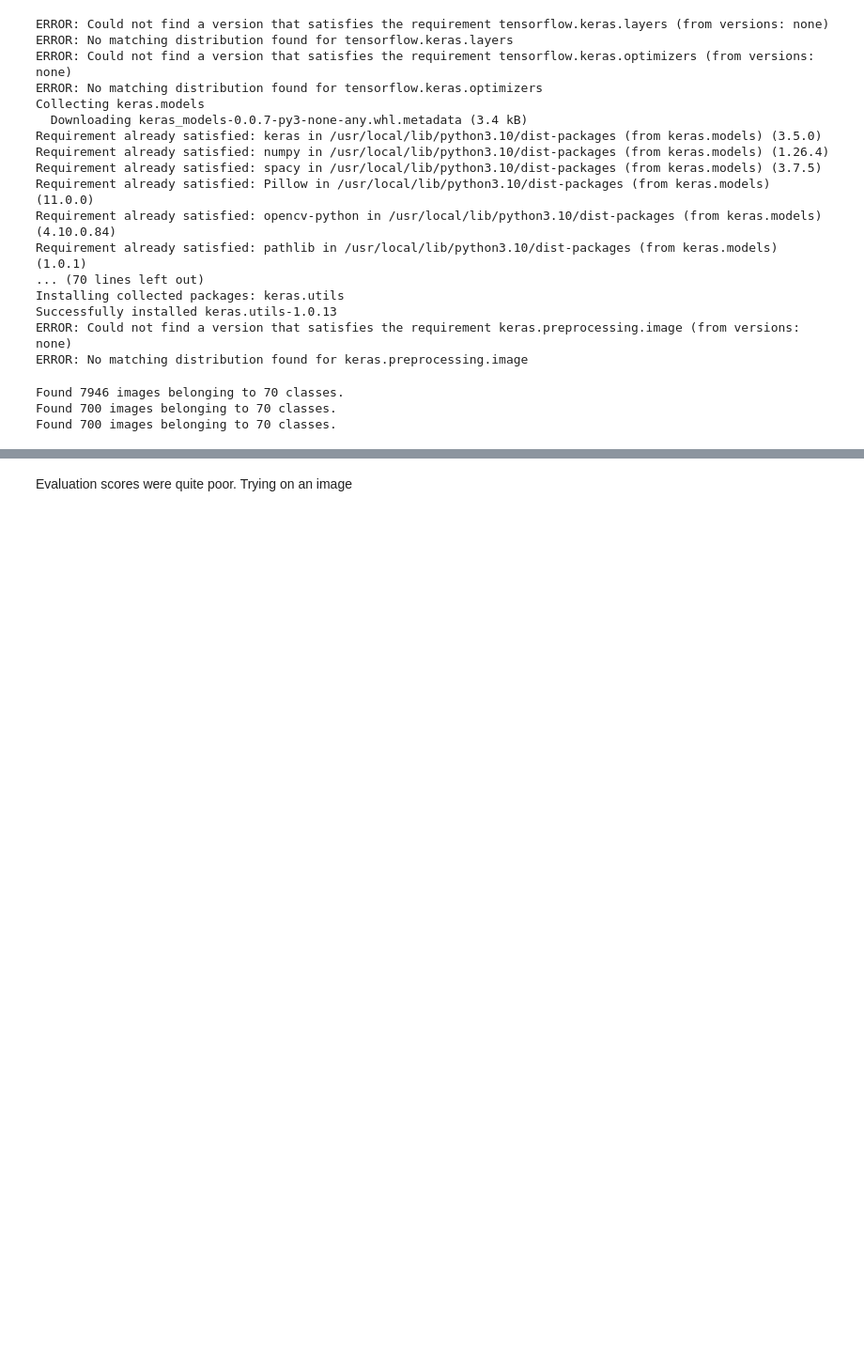
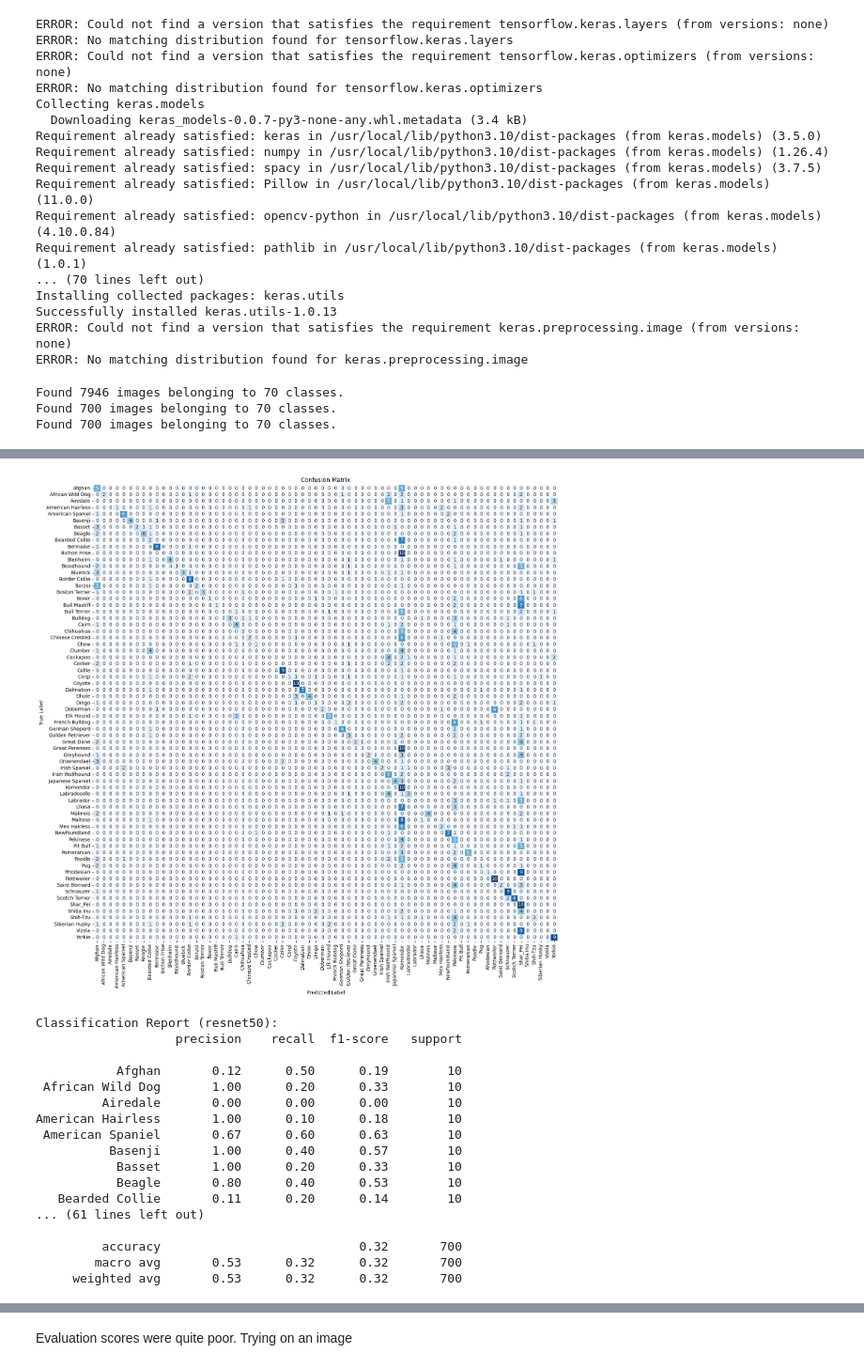
Before and after one commit to confooshius/AAI521-dog-image-processor, a Jupyter notebook: dogs_resnet_cnn.ipynb, the cells around one changed output, grey strips where cells are left out. Shown at 94% size. Saved outputs shown, nothing was run; the diff lists cells and outputs as text; code cells hidden in the pictures; blank space fills up the shorter version.

```diff
--- a/dogs_resnet_cnn.ipynb
+++ b/dogs_resnet_cnn.ipynb
@@ -335,0 +488,12 @@ WARNING:absl:Compiled the loaded model, but the compiled metrics have yet to be
+# %%
+#resnet50 base model
+# Get predictions and true labels
+y_true, y_pred = compute_predictions(test_generator, resnet50_base_model)
+
+# Plot the confusion matrix
+plot_confusion_matrix(y_true, y_pred, class_names)
+
+# Print the classification report
+print("Classification Report (resnet50):")
+print(classification_report(y_true, y_pred, target_names=class_names))
+# %% [output]
@@ -335,0 +517,18 @@ WARNING:absl:Compiled the loaded model, but the compiled metrics have yet to be
+[figure, added]
+Classification Report (resnet50):
+                   precision    recall  f1-score   support
+
+           Afghan       0.12      0.50      0.19        10
+ African Wild Dog       1.00      0.20      0.33        10
+         Airedale       0.00      0.00      0.00        10
+American Hairless       1.00      0.10      0.18        10
+ American Spaniel       0.67      0.60      0.63        10
+          Basenji       1.00      0.40      0.57        10
+           Basset       1.00      0.20      0.33        10
+           Beagle       0.80      0.40      0.53        10
+   Bearded Collie       0.11      0.20      0.14        10
+... (61 lines left out)
+
+         accuracy                           0.32       700
+        macro avg       0.53      0.32      0.32       700
+     weighted avg       0.53      0.32      0.32       700
```
Also changed, not shown: parts of 15 cells of this notebook.
